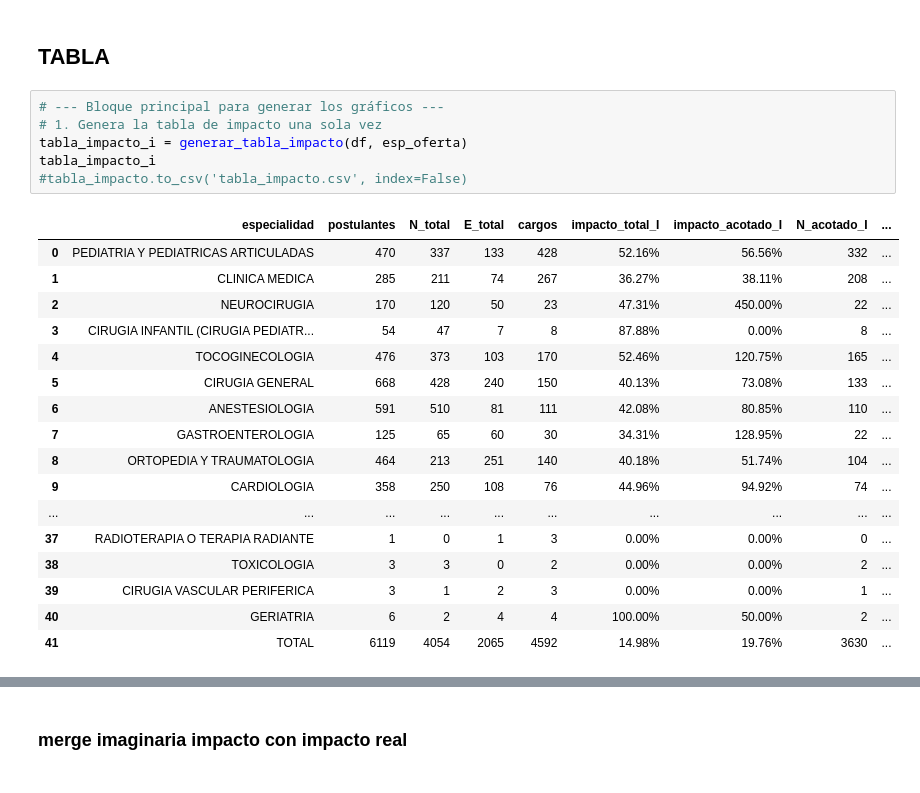
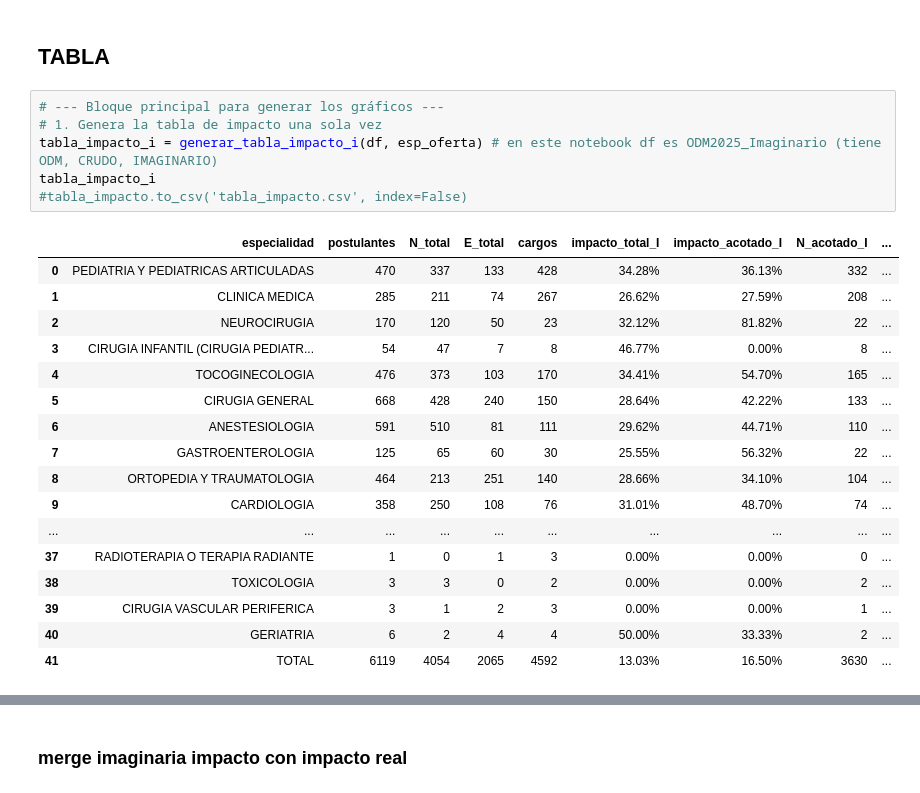
Before and after one commit to LuisaBeccar/ODMexamen, a Jupyter notebook: medida_conservadora.ipynb, the cells around one changed output, grey strips where cells are left out. Saved outputs shown, nothing was run; the diff lists cells and outputs as text.

```diff
--- a/medida_conservadora.ipynb
+++ b/medida_conservadora.ipynb
@@ -694,27 +707,27 @@ def graficar_global_acotado(df, esp_oferta):
 # %%
 # --- Bloque principal para generar los gráficos ---
 # 1. Genera la tabla de impacto una sola vez
-tabla_impacto_i = generar_tabla_impacto(df, esp_oferta)
+tabla_impacto_i = generar_tabla_impacto_i(df, esp_oferta) # en este notebook df es ODM2025_Imaginario (tiene ODM, CRUDO, IMAGINARIO)
 tabla_impacto_i
 #tabla_impacto.to_csv('tabla_impacto.csv', index=False)
 # %% [output]
 |  | especialidad | postulantes | N_total | E_total | cargos | impacto_total_I | impacto_acotado_I | N_acotado_I | ... |
-| 0 | PEDIATRIA Y PEDIATRICAS ARTICULADAS | 470 | 337 | 133 | 428 | 52.16% | 56.56% | 332 | ... |
-| 1 | CLINICA MEDICA | 285 | 211 | 74 | 267 | 36.27% | 38.11% | 208 | ... |
-| 2 | NEUROCIRUGIA | 170 | 120 | 50 | 23 | 47.31% | 450.00% | 22 | ... |
-| 3 | CIRUGIA INFANTIL (CIRUGIA PEDIATR... | 54 | 47 | 7 | 8 | 87.88% | 0.00% | 8 | ... |
-| 4 | TOCOGINECOLOGIA | 476 | 373 | 103 | 170 | 52.46% | 120.75% | 165 | ... |
-| 5 | CIRUGIA GENERAL | 668 | 428 | 240 | 150 | 40.13% | 73.08% | 133 | ... |
-| 6 | ANESTESIOLOGIA | 591 | 510 | 81 | 111 | 42.08% | 80.85% | 110 | ... |
-| 7 | GASTROENTEROLOGIA | 125 | 65 | 60 | 30 | 34.31% | 128.95% | 22 | ... |
-| 8 | ORTOPEDIA Y TRAUMATOLOGIA | 464 | 213 | 251 | 140 | 40.18% | 51.74% | 104 | ... |
-| 9 | CARDIOLOGIA | 358 | 250 | 108 | 76 | 44.96% | 94.92% | 74 | ... |
+| 0 | PEDIATRIA Y PEDIATRICAS ARTICULADAS | 470 | 337 | 133 | 428 | 34.28% | 36.13% | 332 | ... |
+| 1 | CLINICA MEDICA | 285 | 211 | 74 | 267 | 26.62% | 27.59% | 208 | ... |
+| 2 | NEUROCIRUGIA | 170 | 120 | 50 | 23 | 32.12% | 81.82% | 22 | ... |
+| 3 | CIRUGIA INFANTIL (CIRUGIA PEDIATR... | 54 | 47 | 7 | 8 | 46.77% | 0.00% | 8 | ... |
+| 4 | TOCOGINECOLOGIA | 476 | 373 | 103 | 170 | 34.41% | 54.70% | 165 | ... |
+| 5 | CIRUGIA GENERAL | 668 | 428 | 240 | 150 | 28.64% | 42.22% | 133 | ... |
+| 6 | ANESTESIOLOGIA | 591 | 510 | 81 | 111 | 29.62% | 44.71% | 110 | ... |
+| 7 | GASTROENTEROLOGIA | 125 | 65 | 60 | 30 | 25.55% | 56.32% | 22 | ... |
+| 8 | ORTOPEDIA Y TRAUMATOLOGIA | 464 | 213 | 251 | 140 | 28.66% | 34.10% | 104 | ... |
+| 9 | CARDIOLOGIA | 358 | 250 | 108 | 76 | 31.01% | 48.70% | 74 | ... |
 | ... | ... | ... | ... | ... | ... | ... | ... | ... | ... |
 | 37 | RADIOTERAPIA O TERAPIA RADIANTE | 1 | 0 | 1 | 3 | 0.00% | 0.00% | 0 | ... |
 | 38 | TOXICOLOGIA | 3 | 3 | 0 | 2 | 0.00% | 0.00% | 2 | ... |
 | 39 | CIRUGIA VASCULAR PERIFERICA | 3 | 1 | 2 | 3 | 0.00% | 0.00% | 1 | ... |
-| 40 | GERIATRIA | 6 | 2 | 4 | 4 | 100.00% | 50.00% | 2 | ... |
-| 41 | TOTAL | 6119 | 4054 | 2065 | 4592 | 14.98% | 19.76% | 3630 | ... |
+| 40 | GERIATRIA | 6 | 2 | 4 | 4 | 50.00% | 33.33% | 2 | ... |
+| 41 | TOTAL | 6119 | 4054 | 2065 | 4592 | 13.03% | 16.50% | 3630 | ... |
 # %%
 corta_impacto_i = tabla_impacto_i[['especialidad','impacto_total_I',	'impacto_acotado_I',	'N_acotado_I',	'E_acotado_I' ]]
 corta_impacto_i
```
Also changed, not shown: parts of 21 cells of this notebook.
